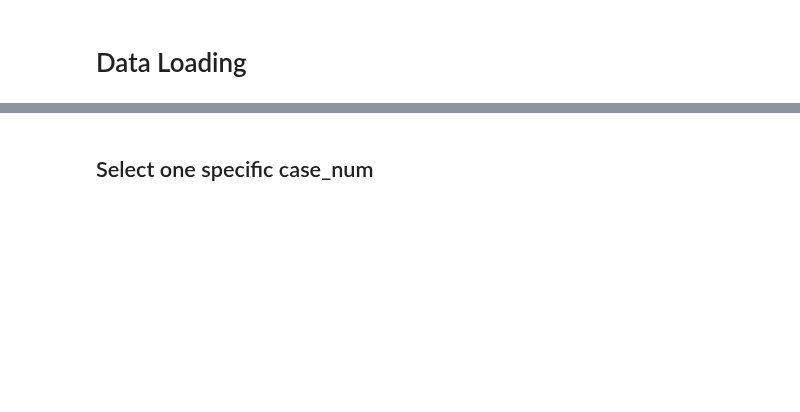
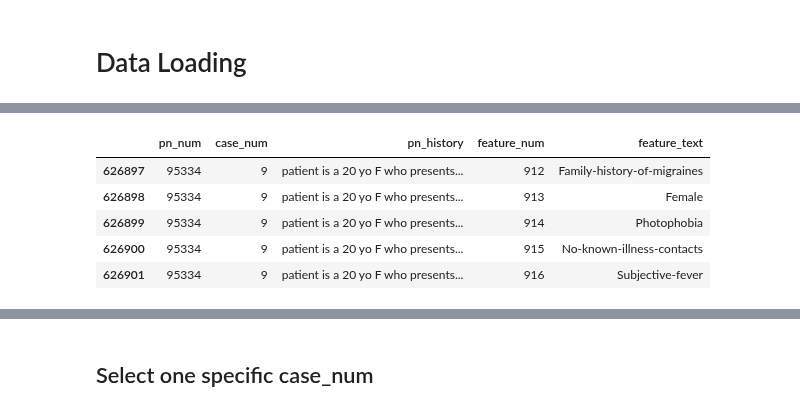
Before and after one commit to riow1983/nbme-score-clinical-patient-notes, a Jupyter notebook: notebooks/nb002i-token-classifier.ipynb, the cells around one changed output, grey strips where cells are left out. Saved outputs shown, nothing was run; the diff lists cells and outputs as text; code cells hidden in the pictures; blank space fills up the shorter version.

```diff
--- a/notebooks/nb002i-token-classifier.ipynb
+++ b/notebooks/nb002i-token-classifier.ipynb
@@ -402 +432,16 @@ patient_notes.shape: (42146, 3)
+# %%
+if CFG.pseudo:
+    test = test.merge(features, on=['case_num'], how='left')
+    display(test.tail())
+else:
+    test = test.merge(features, on=['feature_num', 'case_num'], how='left')
+    test = test.merge(patient_notes, on=['pn_num', 'case_num'], how='left')
+    display(test.head())
+# %% [output]
+|  | pn_num | case_num | pn_history | feature_num | feature_text |
+| 626897 | 95334 | 9 | patient is a 20 yo F who presents... | 912 | Family-history-of-migraines |
+| 626898 | 95334 | 9 | patient is a 20 yo F who presents... | 913 | Female |
+| 626899 | 95334 | 9 | patient is a 20 yo F who presents... | 914 | Photophobia |
+| 626900 | 95334 | 9 | patient is a 20 yo F who presents... | 915 | No-known-illness-contacts |
+| 626901 | 95334 | 9 | patient is a 20 yo F who presents... | 916 | Subjective-fever |
 # %%
```
Also changed, not shown: parts of 35 cells of this notebook.
